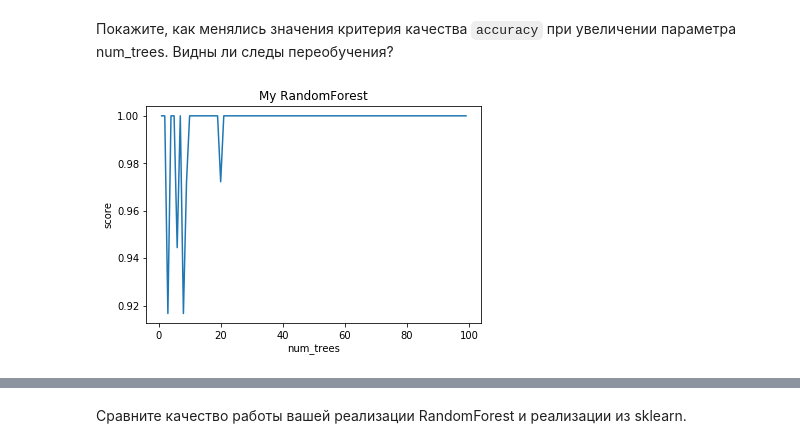
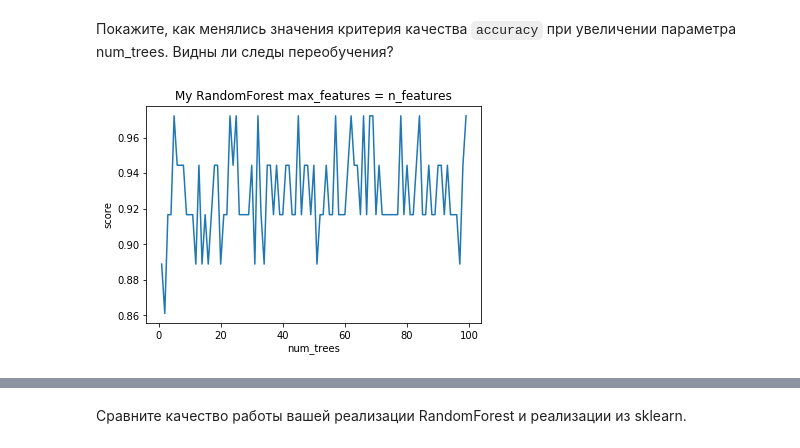
Before and after one commit to EgorovMike219/ml-6sem, a Jupyter notebook: hw/ML2018_egorov_591_task3.ipynb, the cells around one changed output, grey strips where cells are left out. Cells and saved outputs as stored; diff of their text form; code cells hidden in the pictures.

```diff
--- a/hw/ML2018_egorov_591_task3.ipynb
+++ b/hw/ML2018_egorov_591_task3.ipynb
@@ -165,16 +195,16 @@ print("Точность на обучении: ", metrics.accuracy_score(y_train
 # %%
 import matplotlib.pyplot as plt
 %matplotlib inline
 scores = []
 num_trees = 100
 for i in range(1, num_trees):
     clf = RandomForest(num_trees=i)
     clf.fit(X_train, y_train)
     scores.append(metrics.accuracy_score(y_test, clf.predict(X_test)))
-plt.title("My RandomForest")
+plt.title("My RandomForest max_features = n_features")
 plt.xlabel("num_trees")
 plt.ylabel("score")
 plt.plot(range(1, num_trees), scores)
 plt.show()
 # %% [output]
-[figure, old version]
+[figure, new version]
```
Also changed, not shown: parts of 13 cells of this notebook.
